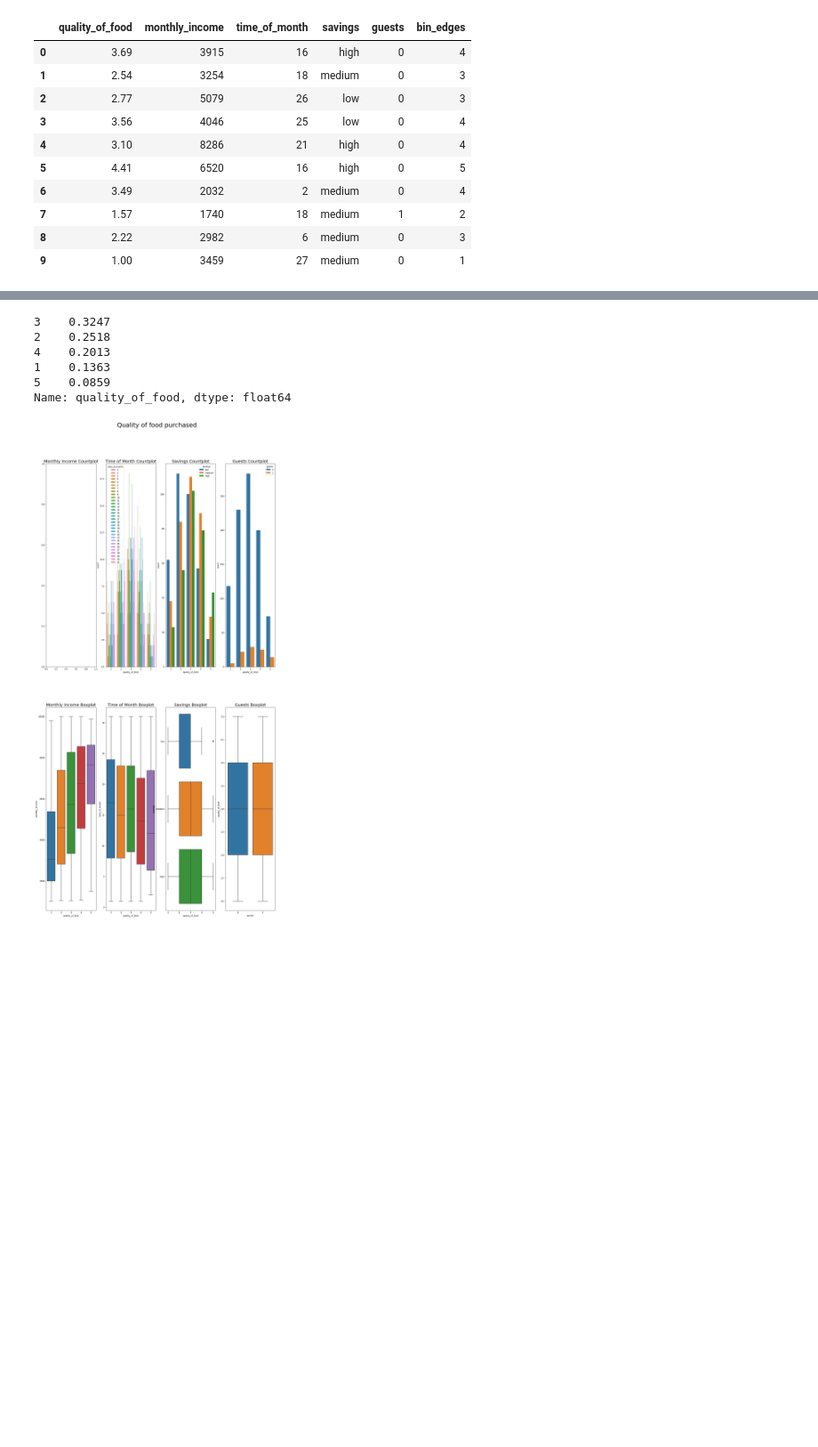
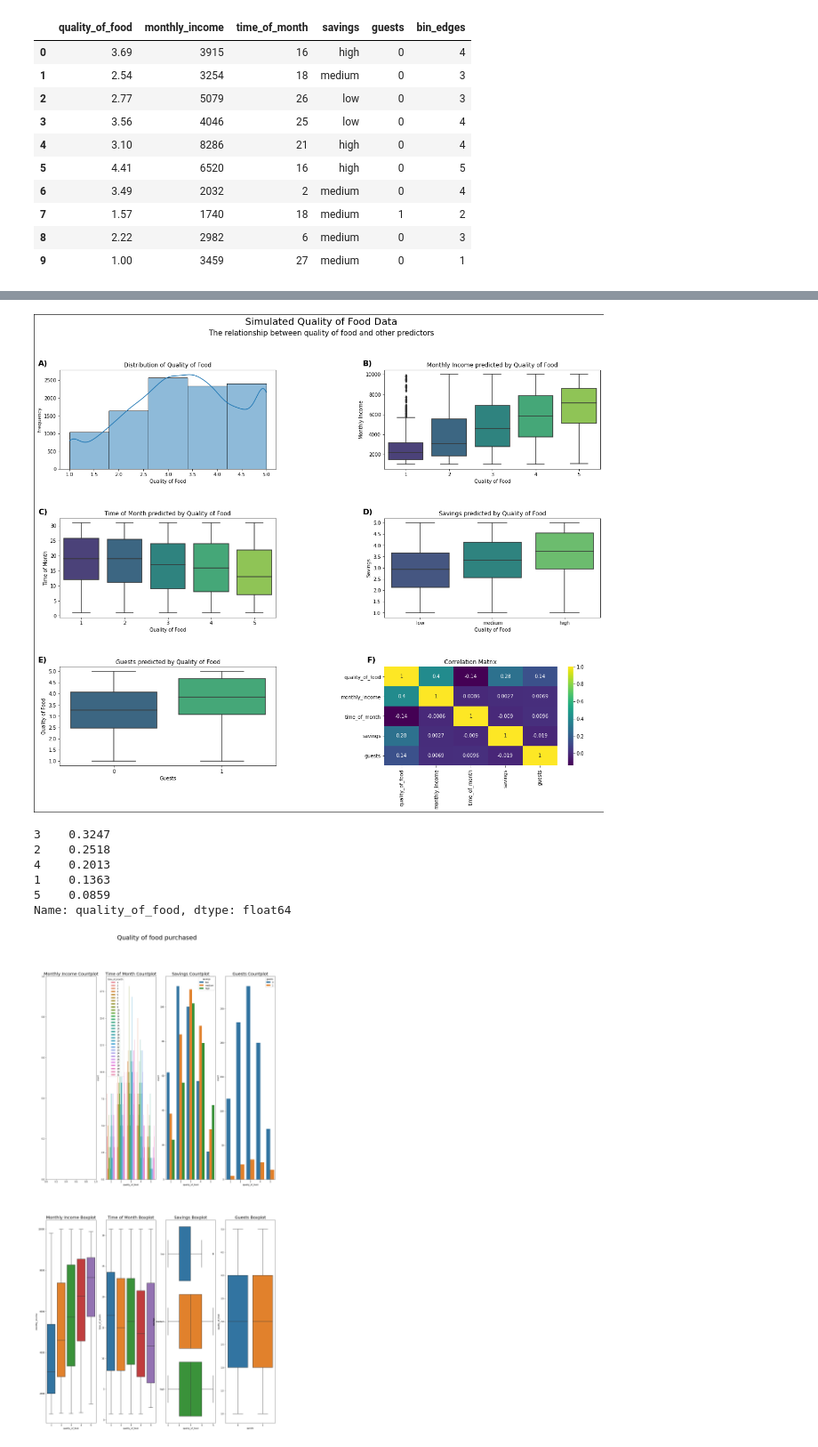
Before and after one commit to kristianseverin/BNNs, a Jupyter notebook: Data/generateData.ipynb, the cells around one changed output, grey strips where cells are left out. Shown: that part at 89% size. Saved outputs shown, nothing was run; the diff lists cells and outputs as text; code cells hidden in the pictures; blank space fills up the shorter version.

```diff
--- a/Data/generateData.ipynb
+++ b/Data/generateData.ipynb
@@ -143,3 +167,81 @@ Text(0, 0.5, 'Guests')
+# %%
+# same as chunk above, but put all the plots in one figure
+fig, axs = plt.subplots(3, 2, figsize=(20, 15))
+
+# set the title of the plot main title
+fig.suptitle('Simulated Quality of Food Data', fontsize=20)
+
+# subtitle of the plot
+fig.text(0.5, 0.95, 'The relationship between quality of food and other predictors', ha='center', va='center', fontsize=15)
+#fig.suptitle('The relationship between quality of food and other predictors')
+
+# add an edge around the plot
+fig.patch.set_edgecolor('black')
+fig.patch.set_linewidth('2')
+
+# add a line between the panels
+fig.subplots_adjust(hspace=0.5, wspace=0.5)
+
+# give the subplots letters in the top left corner
+axs[0, 0].text(-0.1, 1.1, 'A)', transform=axs[0, 0].transAxes, fontsize=16, fontweight='bold', va='top')
+axs[0, 1].text(-0.1, 1.1, 'B)', transform=axs[0, 1].transAxes, fontsize=16, fontweight='bold', va='top')
+axs[1, 0].text(-0.1, 1.1, 'C)', transform=axs[1, 0].transAxes, fontsize=16, fontweight='bold', va='top')
+axs[1, 1].text(-0.1, 1.1, 'D)', transform=axs[1, 1].transAxes, fontsize=16, fontweight='bold', va='top')
+axs[2, 0].text(-0.1, 1.1, 'E)', transform=axs[2, 0].transAxes, fontsize=16, fontweight='bold', va='top')
+axs[2, 1].text(-0.1, 1.1, 'F)', transform=axs[2, 1].transAxes, fontsize=16, fontweight='bold', va='top')
+
+
+
+sns.histplot(df['quality_of_food'], bins=5, kde=True, ax=axs[0, 0], palette = 'viridis') # use a viridis color
+axs[0, 0].set_title('Distribution of Quality of Food')
+axs[0, 0].set_xlabel('Quality of Food')
+axs[0, 0].set_ylabel('Frequency')
+
+sns.boxplot(x='bin_edges', y='monthly_income', data=df, ax=axs[0, 1], palette = 'viridis')
+axs[0, 1].set_title('Monthly Income predicted by Quality of Food')
+axs[0, 1].set_xlabel('Quality of Food')
+axs[0, 1].set_ylabel('Monthly Income')
+
+sns.boxplot(x='bin_edges', y='time_of_month', data=df, ax=axs[1, 0], palette = 'viridis')
+axs[1, 0].set_title('Time of Month predicted by Quality of Food')
+axs[1, 0].set_xlabel('Quality of Food')
+axs[1, 0].set_ylabel('Time of Month')
+
+sns.boxplot(x='savings', y='quality_of_food', data=df, order=['low', 'medium', 'high'], ax=axs[1, 1], palette = 'viridis')
+axs[1, 1].set_title('Savings predicted by Quality of Food')
+axs[1, 1].set_xlabel('Savings')
+axs[1, 1].set_ylabel('Quality of Food')
+
+sns.boxplot(x='guests', y='quality_of_food', data=df, ax=axs[2, 0], palette = 'viridis')
+axs[2, 0].set_title('Guests predicted by Quality of Food')
+axs[2, 0].set_xlabel('Guests')
+axs[2, 0].set_ylabel('Quality of Food')
+
+# visualize all the predictors in one plot using correlation matrix and heatmap put in the last subplot
+#corr = df.corr()
+#sns.heatmap(corr, annot=True, ax=axs[1, 2])
+
+
+# encode savings as numerical values
+corr = df.copy()
+corr['savings'] = corr['savings'].map({'low': 1, 'medium': 2, 'high': 3})
+# remove bin_edges column
+corr = corr.drop('bin_edges', axis=1).corr()
+sns.heatmap(corr, annot=True, ax=axs[2, 1], cmap='viridis')
+
+axs[2, 1].set_title('Correlation Matrix')
+
+
+
+
+plt.subplots_adjust() # alternatives are: tight_layout() or constrained_layout() or subplots_adjust() or plt.subplots_adjust()
+
+plt.show()
+
+# save the plot
+fig.savefig('/Users/kristian/Documents/Skole/9. Semester/Thesis Preparation/Code/BNNs/ThesisPlots/quality_of_food.png')
+# %% [output]
+[figure, added]
 # %%
 # remove bin_edges
 df = df.drop('bin_edges', axis=1)
```
Also changed, not shown: parts of 3 cells of this notebook, 8 other files.
